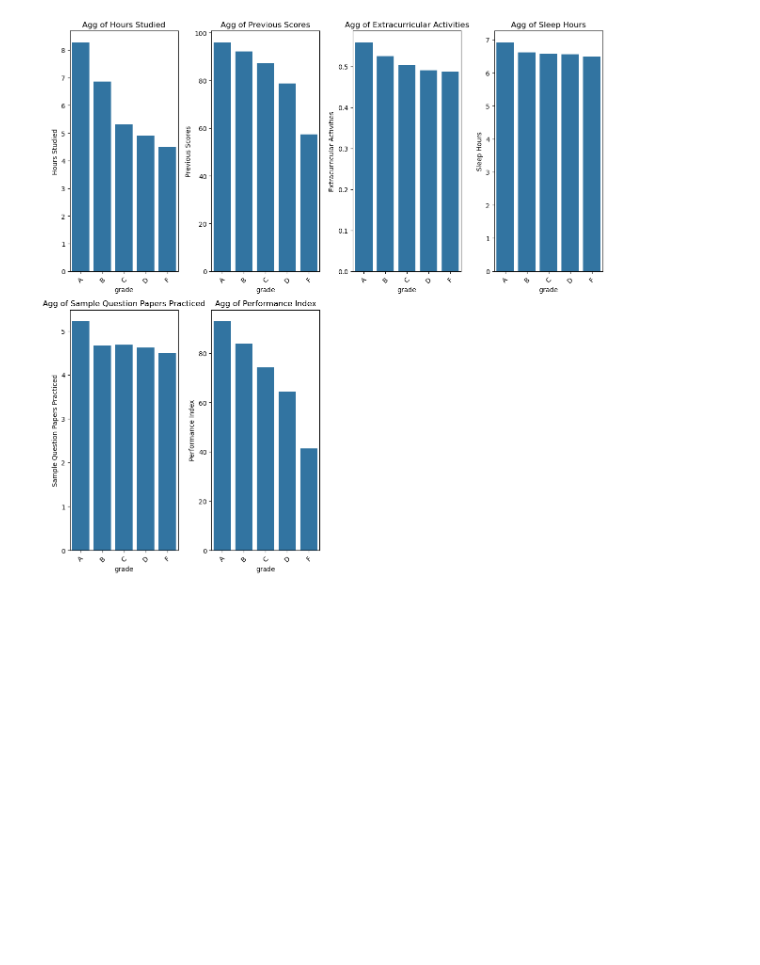
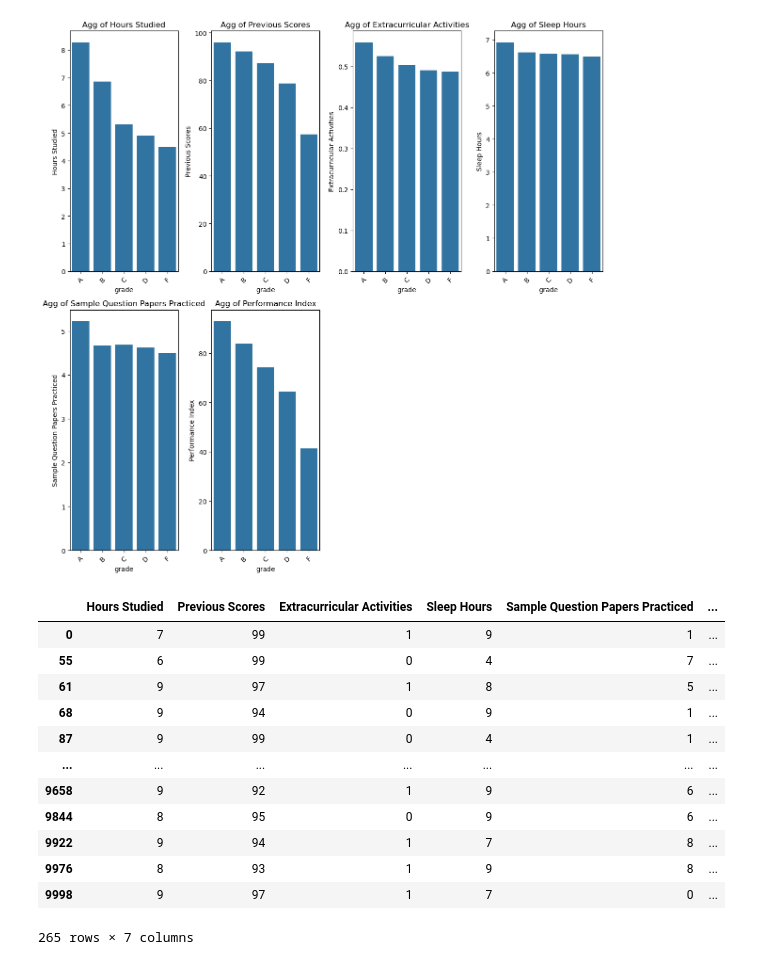
Before and after one commit to MaukanMir/-Student-Performance-Regression-, a Jupyter notebook: training.ipynb, the cells around one changed output. Saved outputs shown, nothing was run; the diff lists cells and outputs as text; code cells hidden in the pictures; blank space fills up the shorter version.

```diff
--- a/training.ipynb
+++ b/training.ipynb
@@ -260,0 +334,16 @@ aggregate_dataset(visual_df, visual_df.columns, "grade", "mean")
+# %%
+best_students
+# %% [output]
+|  | Hours Studied | Previous Scores | Extracurricular Activities | Sleep Hours | Sample Question Papers Practiced | ... |
+| 0 | 7 | 99 | 1 | 9 | 1 | ... |
+| 55 | 6 | 99 | 0 | 4 | 7 | ... |
+| 61 | 9 | 97 | 1 | 8 | 5 | ... |
+| 68 | 9 | 94 | 0 | 9 | 1 | ... |
+| 87 | 9 | 99 | 0 | 4 | 1 | ... |
+| ... | ... | ... | ... | ... | ... | ... |
+| 9658 | 9 | 92 | 1 | 9 | 6 | ... |
+| 9844 | 8 | 95 | 0 | 9 | 6 | ... |
+| 9922 | 9 | 94 | 1 | 7 | 8 | ... |
+| 9976 | 8 | 93 | 1 | 9 | 8 | ... |
+| 9998 | 9 | 97 | 1 | 7 | 0 | ... |
+265 rows × 7 columns
```
Also changed, not shown: parts of 6 cells of this notebook.
